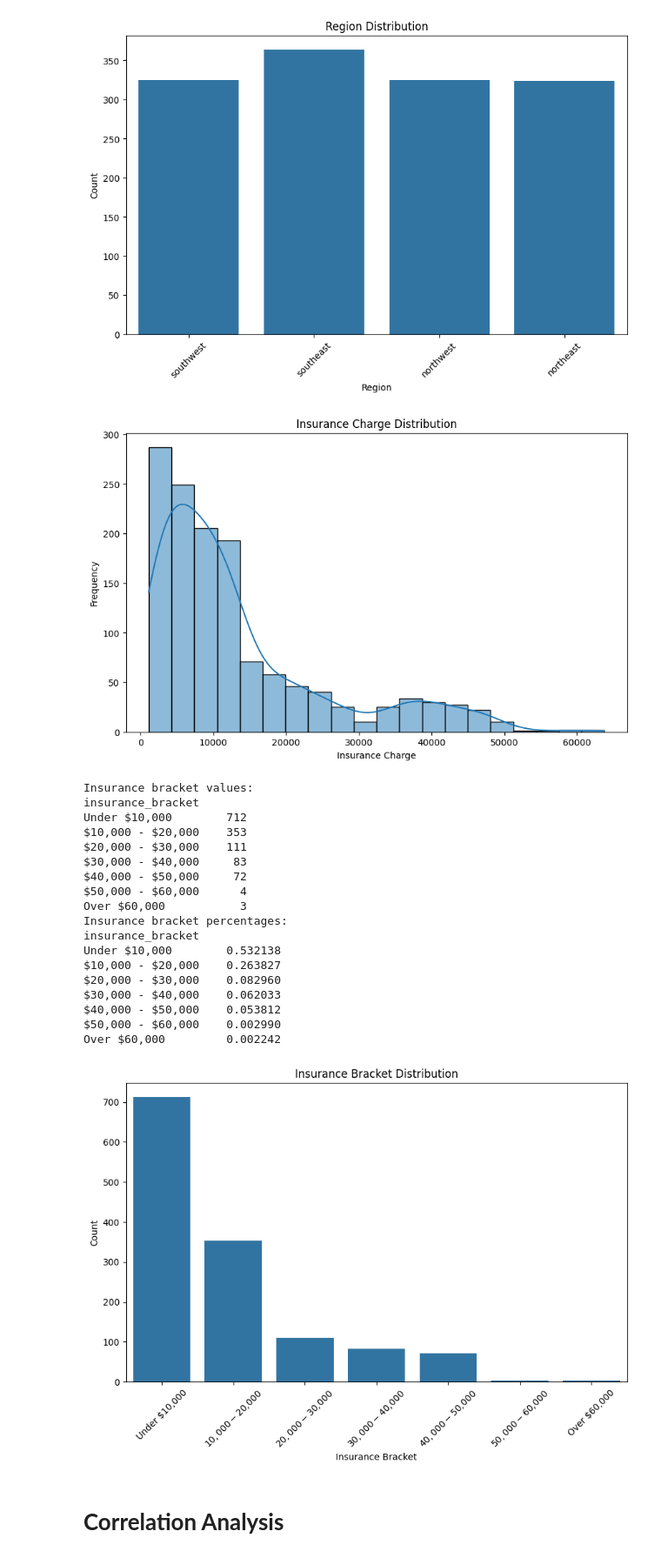
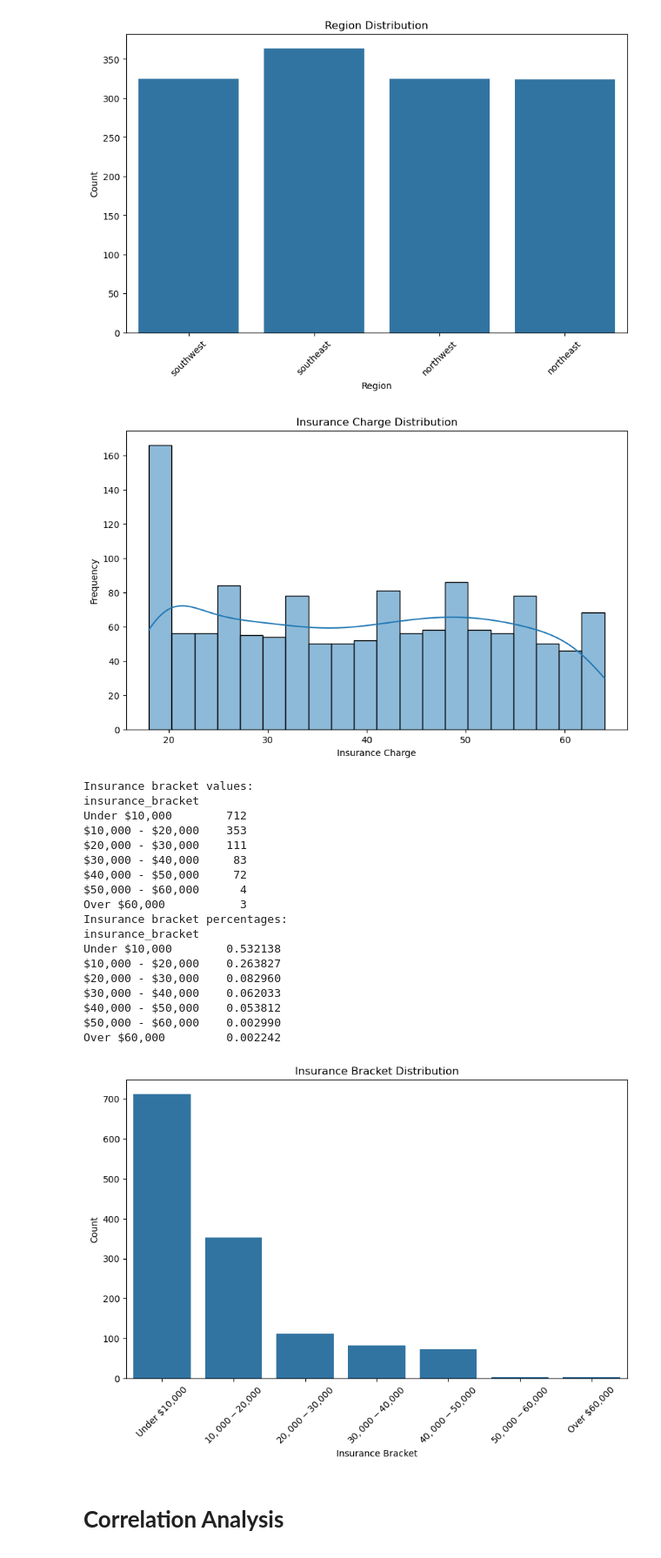
Before and after one commit to bing-er/mini-project-1, a Jupyter notebook: notebooks/01_exploration.ipynb, the cells around one changed output. Shown at 87% size. Cells and saved outputs as stored; diff of their text form; code cells hidden in the pictures.

```diff
--- a/notebooks/01_exploration.ipynb
+++ b/notebooks/01_exploration.ipynb
@@ -8,7 +8,13 @@ import matplotlib.pyplot as plt
 import seaborn as sns
 # %%
 # Load dataset
-df = pd.read_csv('https://raw.githubusercontent.com/bing-er/mini-project-1/refs/heads/main/data/insurance.csv')
+# df = pd.read_csv('https://raw.githubusercontent.com/bing-er/mini-project-1/refs/heads/main/data/insurance.csv')
+
+# Replace above as below - Binger
+from pathlib import Path
+DATA_PATH = Path("../data/insurance.csv")
+df = pd.read_csv(DATA_PATH)
+
 
 print("Insurance Dataset:")
 print("Samples:", df.shape[0])
@@ -247,34 +253,51 @@ northeast    0.242152
 [figure]
 # %%
 # Group dataset into insurance brackets
-insurance_brackets = ['Under $10,000', '$10,000 - $20,000', '$20,000 - $30,000', '$30,000 - $40,000', '$40,000 - $50,000', '$50,000 - $60,000', 'Over $60,000']
-df['insurance_bracket'] = pd.cut(df['charges'], bins=[0, 10000, 20000, 30000, 40000, 50000, 60000, np.inf], labels=insurance_brackets)
+# insurance_brackets = ['Under $10,000', '$10,000 - $20,000', '$20,000 - $30,000', '$30,000 - $40,000', '$40,000 - $50,000', '$50,000 - $60,000', 'Over $60,000']
+# df['insurance_bracket'] = pd.cut(df['charges'], bins=[0, 10000, 20000, 30000, 40000, 50000, 60000, np.inf], labels=insurance_brackets)
+
+# Replace above as below - Binger
+insurance_brackets = [
+    'Under $10,000', '$10,000 - $20,000', '$20,000 - $30,000',
+    '$30,000 - $40,000', '$40,000 - $50,000', '$50,000 - $60,000',
+    'Over $60,000'
+]
+
+df['insurance_bracket'] = pd.cut(
+    df['charges'],
+    bins=[0, 10000, 20000, 30000, 40000, 50000, 60000, float("inf")],
+    labels=insurance_brackets
+)
 
 # Visualize insurance charge distribution
 plt.figure(figsize=(10, 6))
-sns.histplot(df['charges'], bins=20, kde=True)
+# sns.histplot(df['charges'], bins=20, kde=True)
+
+# Change Seaborn plots to include data=df - Binger
+sns.histplot(data=df, x="age", bins=20, kde=True)
+
 plt.title('Insurance Charge Distribution')
 plt.xlabel('Insurance Charge')
 plt.ylabel('Frequency')
 plt.show()
 
 # Print insurance bracket values
 print("Insurance bracket values:")
 print(df['insurance_bracket'].value_counts().to_string())
 
 print("Insurance bracket percentages:")
 print(df['insurance_bracket'].value_counts(normalize=True).to_string())
 
 # Print insurance bracket distributions
 plt.figure(figsize=(10, 6))
 sns.countplot(data=df, x='insurance_bracket')
 plt.title('Insurance Bracket Distribution')
 plt.xlabel('Insurance Bracket')
 plt.ylabel('Count')
 plt.xticks(rotation=45)
 plt.show()
 # %% [output]
-[figure, old version]
+[figure, new version]
 Insurance bracket values:
 insurance_bracket
 Under $10,000        712
```
Also changed, not shown: parts of 9 cells of this notebook, 2 other files.
